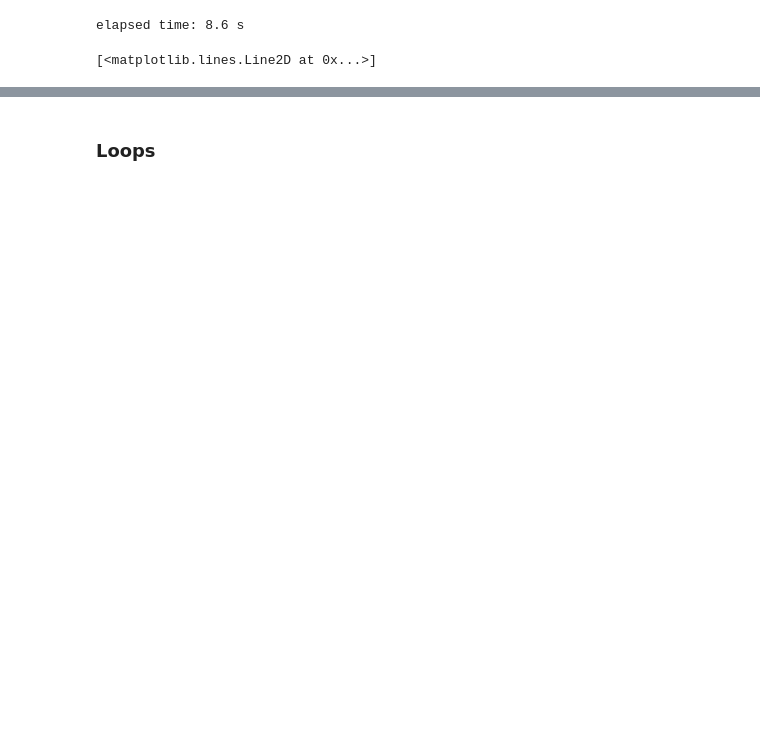
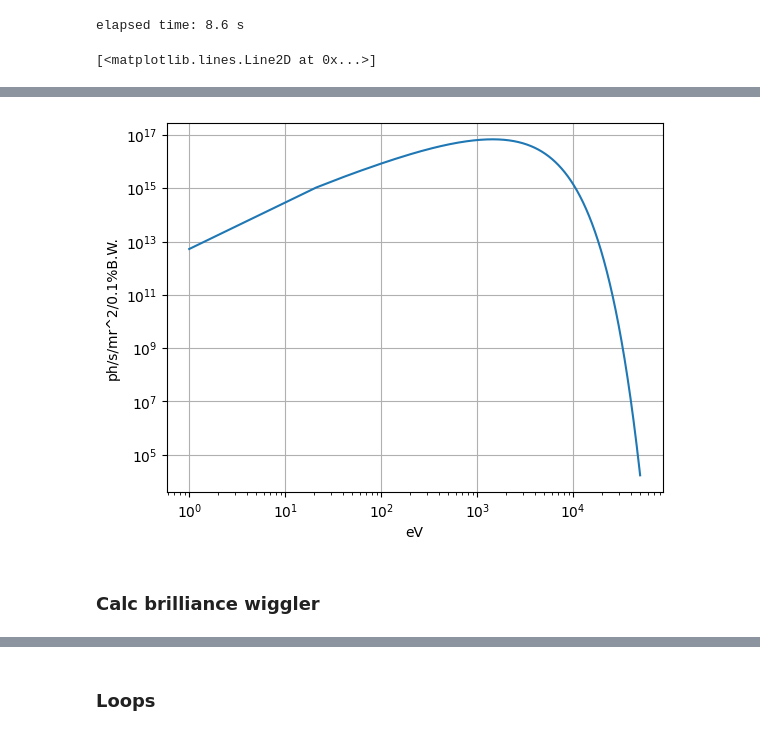
Before and after one commit to lnls-ids/spectrainterface, a Jupyter notebook: spectrainterface/tutorial_spectra_interface.ipynb, the cells around one changed output, grey strips where cells are left out. Saved outputs shown, nothing was run; the diff lists cells and outputs as text; code cells hidden in the pictures; blank space fills up the shorter version.

Commit message:
add bending mag calculations

```diff
--- a/spectrainterface/tutorial_spectra_interface.ipynb
+++ b/spectrainterface/tutorial_spectra_interface.ipynb
@@ -300,0 +303,25 @@ plt.plot(e5, b5, color='C2')
+# %%
+period = 18
+by_peak = 0.25
+length = 1
+gamma = 3e3/0.511
+
+spectra = SpectraInterface()
+spectra.accelerator.set_low_beta_section()
+
+spectra.calc.source_type = spectra.calc.SourceType.bending_magnet
+spectra.calc.method = spectra.calc.CalcConfigs.Method.far_field
+spectra.calc.indep_var = spectra.calc.CalcConfigs.Variable.energy
+spectra.calc.output_type = (
+    spectra.calc.CalcConfigs.Output.flux_density
+)
+spectra.calc.by_peak = by_peak
+spectra.calc.length = length
+spectra.calc.distance_from_source = 20
+spectra.accelerator.zero_emittance = False
+spectra.accelerator.zero_energy_spread = False
+spectra.calc.observation_angle = [0, 0]
+spectra.calc.energy_range = [1, 50000]
+spectra.calc.energy_step = 20
+spectra.calc.set_config()
+spectra.calc.run_calculation()
@@ -300,0 +330,14 @@ plt.plot(e5, b5, color='C2')
+# %%
+plt.yscale('log')
+plt.xscale('log')
+plt.plot(
+    spectra.calc.energies,
+    spectra.calc.brilliance,
+)
+plt.xlabel(spectra.calc.output_captions["units"][0])
+plt.ylabel(spectra.calc.output_captions["units"][1])
+plt.grid()
+# %% [output]
+[figure, added]
+# %% [markdown]
+### Calc brilliance wiggler
```
Also changed, not shown: parts of 9 cells of this notebook, 6 other files.
